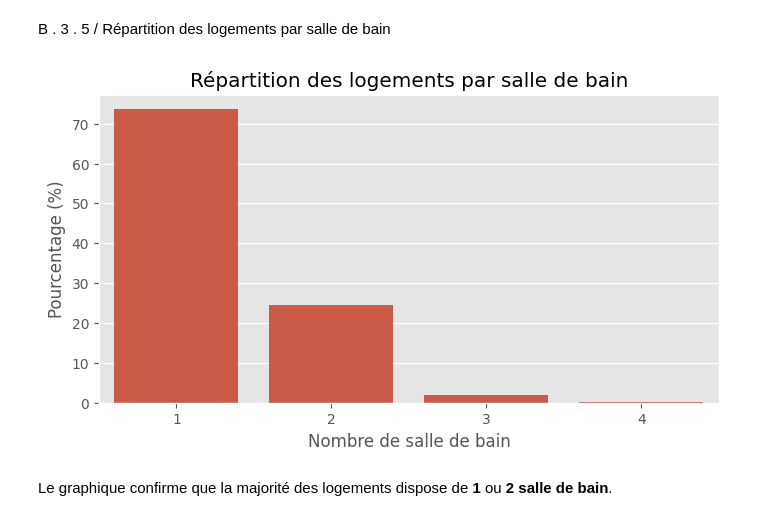
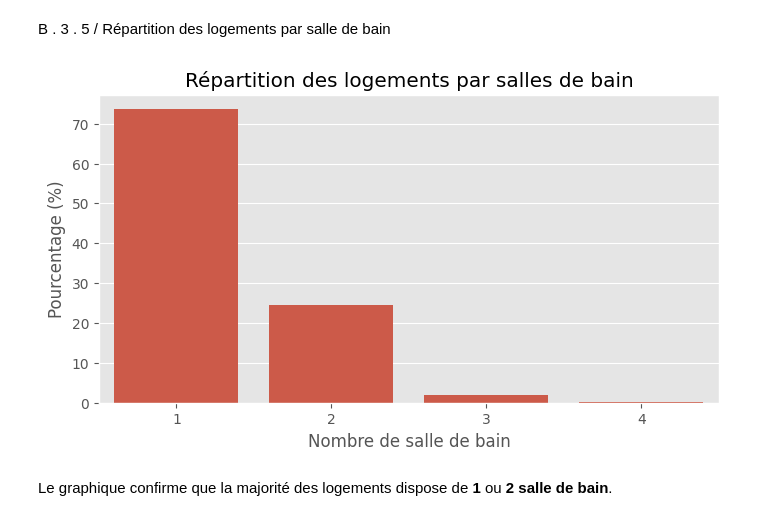
Before and after one commit to ModouDameDiouf/Prediction-prix-logement, a Jupyter notebook: Scr/Script global.ipynb, the cells around one changed output. Drawn from its saved outputs; the diff is of its cells as text; code cells hidden in the pictures.

```diff
--- a/Scr/Script global.ipynb
+++ b/Scr/Script global.ipynb
@@ -251,12 +251,12 @@ B . 3 . 5 / Répartition des logements par salle de bain
 # %%
 plt.figure(figsize=(8,4))
 sns.countplot(data=df,x="bathrooms",stat="percent")
-plt.title("Répartition des logements par salle de bain")
+plt.title("Répartition des logements par salles de bain")
 plt.xlabel("Nombre de salle de bain")
 plt.ylabel("Pourcentage (%)")
 plt.show()
 # %% [output]
-[figure, old version]
+[figure, new version]
 # %% [markdown]
 Le graphique confirme que la majorité des logements dispose de **1** ou **2 salle de bain**.
 # %% [markdown]
```
Also changed, not shown: parts of 1 cell of this notebook, 1 other file.
